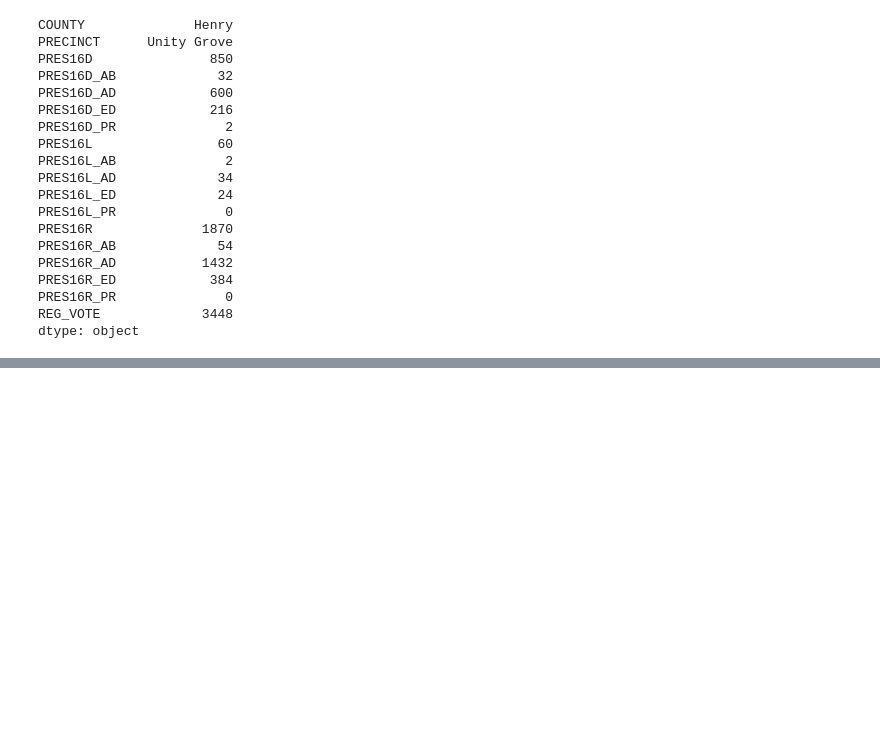
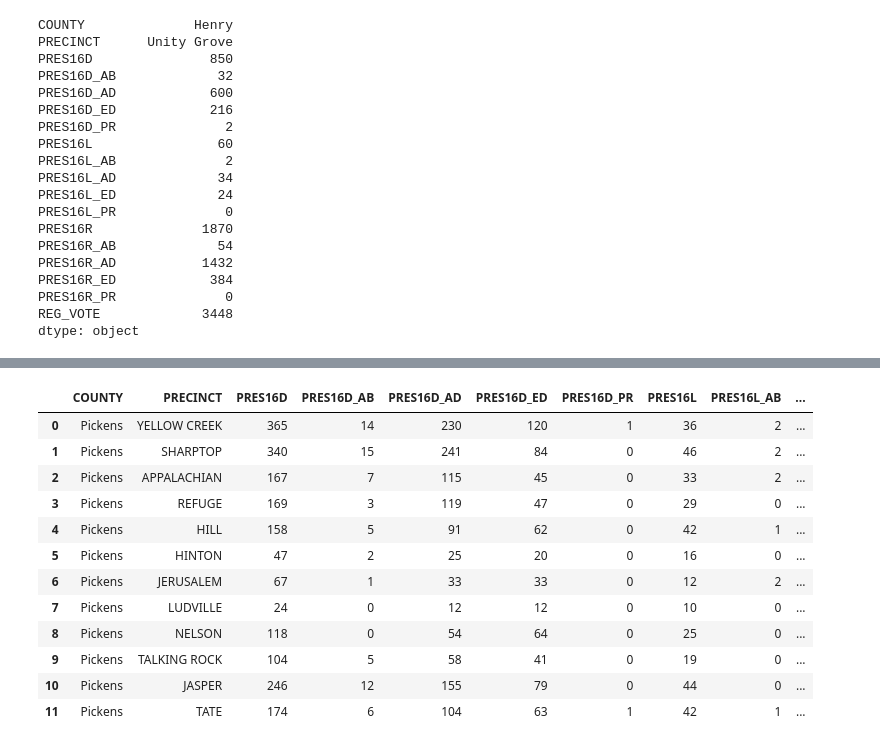
Before and after one commit to vrdi/preprocessing, a Jupyter notebook: MatchingPrecincts.ipynb, the cells around one changed output, grey strips where cells are left out. Saved outputs shown, nothing was run; the diff lists cells and outputs as text; code cells hidden in the pictures; blank space fills up the shorter version.

```diff
--- a/MatchingPrecincts.ipynb
+++ b/MatchingPrecincts.ipynb
@@ -478,0 +547,5 @@ henry_dropped=henry.drop([1882,1883])
+# %%
+merged_pickens_precincts = pickens.loc[[2252,2253]].sum()
+merged_pickens_precincts['COUNTY']= 'Pickens'
+merged_pickens_precincts['PRECINCT']= 'TATE'
+merged_pickens_precincts
@@ -478,0 +572,18 @@ henry_dropped=henry.drop([1882,1883])
+# %%
+pickens_dropped=pickens.drop([2252,2253])
+# %%
+pickens_dropped.append(merged_pickens_precincts,ignore_index=True)
+# %% [output]
+|  | COUNTY | PRECINCT | PRES16D | PRES16D_AB | PRES16D_AD | PRES16D_ED | PRES16D_PR | PRES16L | PRES16L_AB | ... |
+| 0 | Pickens | YELLOW CREEK | 365 | 14 | 230 | 120 | 1 | 36 | 2 | ... |
+| 1 | Pickens | SHARPTOP | 340 | 15 | 241 | 84 | 0 | 46 | 2 | ... |
+| 2 | Pickens | APPALACHIAN | 167 | 7 | 115 | 45 | 0 | 33 | 2 | ... |
+| 3 | Pickens | REFUGE | 169 | 3 | 119 | 47 | 0 | 29 | 0 | ... |
+| 4 | Pickens | HILL | 158 | 5 | 91 | 62 | 0 | 42 | 1 | ... |
+| 5 | Pickens | HINTON | 47 | 2 | 25 | 20 | 0 | 16 | 0 | ... |
+| 6 | Pickens | JERUSALEM | 67 | 1 | 33 | 33 | 0 | 12 | 2 | ... |
+| 7 | Pickens | LUDVILLE | 24 | 0 | 12 | 12 | 0 | 10 | 0 | ... |
+| 8 | Pickens | NELSON | 118 | 0 | 54 | 64 | 0 | 25 | 0 | ... |
+| 9 | Pickens | TALKING ROCK | 104 | 5 | 58 | 41 | 0 | 19 | 0 | ... |
+| 10 | Pickens | JASPER | 246 | 12 | 155 | 79 | 0 | 44 | 0 | ... |
+| 11 | Pickens | TATE | 174 | 6 | 104 | 63 | 1 | 42 | 1 | ... |
```
Also changed, not shown: parts of 9 cells of this notebook, 1 other file.
